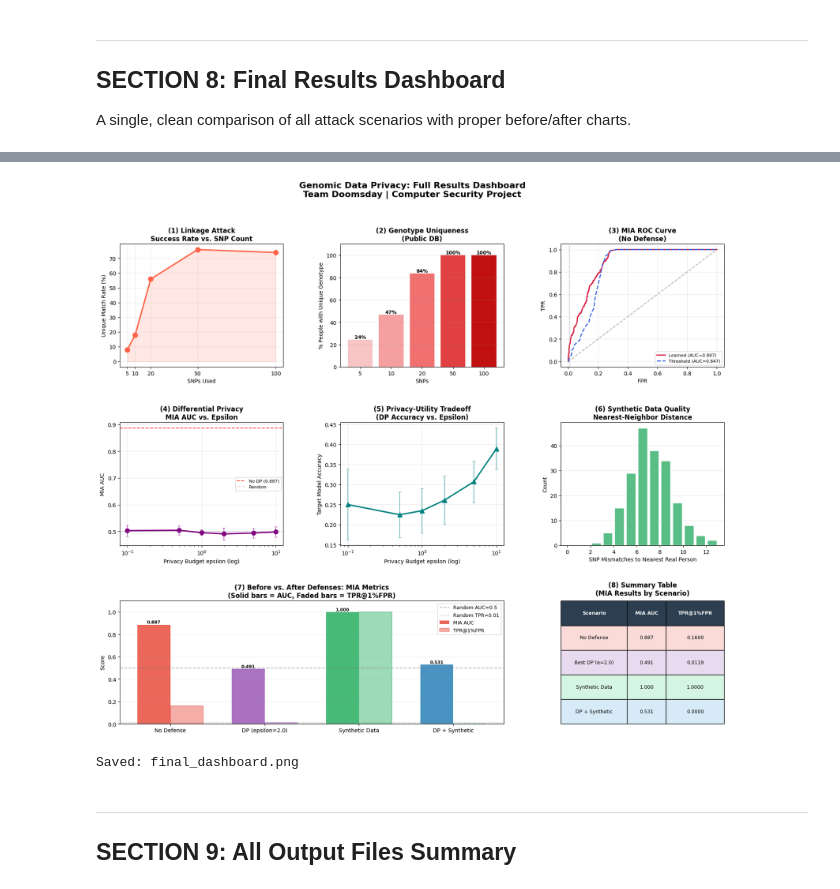
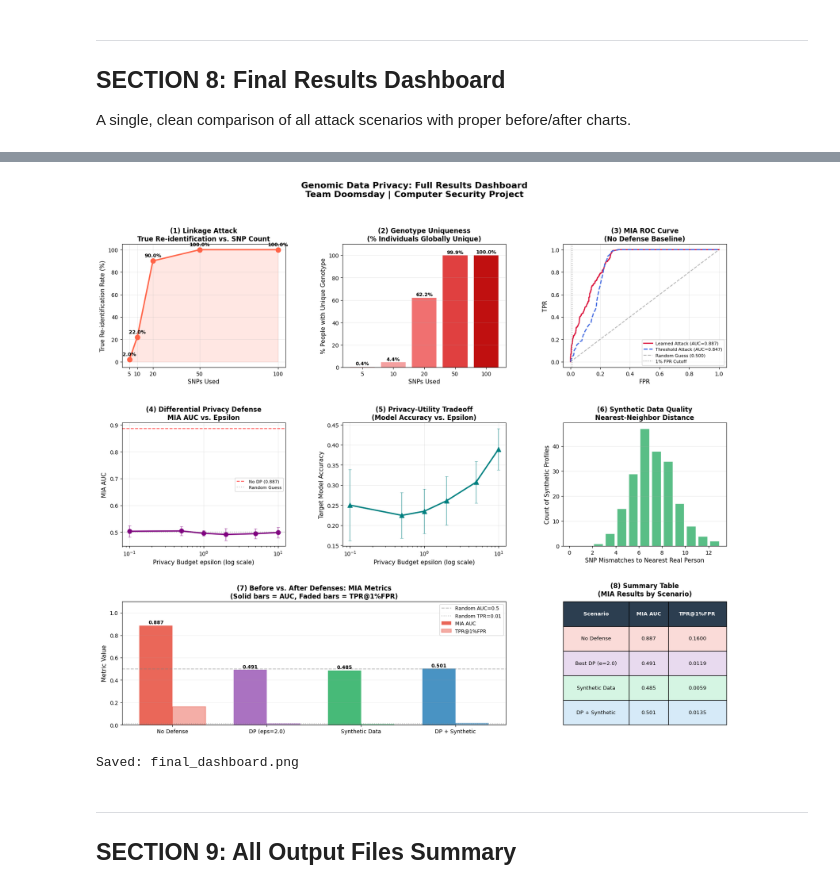
Before and after one commit to adnan-borshon/Genome-Privacy-Attack-Simulation, a Jupyter notebook: genome-privacy-v2-team-doomsday.ipynb, the cells around one changed output, grey strips where cells are left out. Saved outputs shown, nothing was run; the diff lists cells and outputs as text; code cells hidden in the pictures.

```diff
--- a/genome-privacy-v2-team-doomsday.ipynb
+++ b/genome-privacy-v2-team-doomsday.ipynb
@@ -1140,6 +1188,9 @@ As specified in the Full Process document: "At last use both defenses on the dat
 
 We train a DP model (epsilon=1.0) on synthetic data, then run MIA against it.
 # %%
+# ==============================================================================
+# CELL 32: REVISED COMBINED DEFENSE (DP + SYNTHETIC DATA)
+# ==============================================================================
 print("=== Combined Defense: DP + Synthetic Data ===")
 
 auc_comb  = None
@@ -1154,8 +1205,12 @@ if auc_syn is not None:
         bounds=([0]*50, [2]*50)
     ).fit(syn_in_X.astype(float), syn_in_y)
 
-    F_comb_in  = dp_attack_features(dp_combined, syn_in_X.astype(float), syn_in_y)
-    F_comb_out = dp_attack_features(dp_combined, g["t_out"][0], g["t_out"][1])
+    # Evaluate protection of real individuals
+    t_in_y_enc  = le.transform(g["t_in"][1])  if isinstance(g["t_in"][1][0], str)  else g["t_in"][1]
+    t_out_y_enc = le.transform(g["t_out"][1]) if isinstance(g["t_out"][1][0], str) else g["t_out"][1]
+
+    F_comb_in  = dp_attack_features(dp_combined, g["t_in"][0],  t_in_y_enc)
+    F_comb_out = dp_attack_features(dp_combined, g["t_out"][0], t_out_y_enc)
     F_comb     = np.vstack([F_comb_in, F_comb_out])
     lab_comb   = np.concatenate([np.ones(len(F_comb_in)), np.zeros(len(F_comb_out))])
 
@@ -1248,6 +1303,8 @@ Combined (DP + Synthetic):
 ============================================================
 # %%
-# FINAL RESULTS DASHBOARD
+# ==============================================================================
+# CELL 35: REVISED FINAL RESULTS DASHBOARD
+# ==============================================================================
 fig = plt.figure(figsize=(20, 16))
 fig.suptitle(
     "Genomic Data Privacy: Full Results Dashboard\nTeam Doomsday | Computer Security Project",
@@ -1263,39 +1320,43 @@ ax1.plot(linkage_res['SNP_Count'],
          'o-', color='tomato', linewidth=2.5, markersize=9)
 ax1.fill_between(linkage_res['SNP_Count'],
                  linkage_res['Unique_Match_Rate'] * 100, alpha=0.15, color='tomato')
-ax1.set_xlabel("SNPs Used")
-ax1.set_ylabel("Unique Match Rate (%)")
-ax1.set_title("(1) Linkage Attack\nSuccess Rate vs. SNP Count", fontweight='bold')
+ax1.set_xlabel("SNPs Used", fontsize=11)
+ax1.set_ylabel("True Re-identification Rate (%)", fontsize=11)
+ax1.set_title("(1) Linkage Attack\nTrue Re-identification vs. SNP Count", fontweight='bold')
 ax1.set_xticks(SNP_COUNTS)
 ax1.grid(True, alpha=0.25)
+for _, r in linkage_res.iterrows():
+    ax1.annotate(f"{r['Unique_Match_Rate']*100:.1f}%",
+                 (r['SNP_Count'], r['Unique_Match_Rate']*100),
+                 textcoords="offset points", xytext=(0, 7), ha='center', fontsize=9, fontweight='bold')
 
-# Chart 2: Genotype Uniqueness
+# Chart 2: Genotype Uniqueness (Public DB)
 ax2 = fig.add_subplot(gs[0, 1])
 colors_bar = ['#f7c5c5','#f4a0a0','#f07070','#e04040','#c01010']
 bars = ax2.bar(uniq_res['SNP_Count'].astype(str),
                uniq_res['Pct_Singleton'],
                color=colors_bar)
-ax2.set_xlabel("SNPs")
-ax2.set_ylabel("% People with Unique Genotype")
-ax2.set_title("(2) Genotype Uniqueness\n(Public DB)", fontweight='bold')
+ax2.set_xlabel("SNPs Used", fontsize=11)
+ax2.set_ylabel("% People with Unique Genotype", fontsize=11)
+ax2.set_title("(2) Genotype Uniqueness\n(% Individuals Globally Unique)", fontweight='bold')
 ax2.set_ylim(0, 110)
 ax2.grid(True, alpha=0.25, axis='y')
 for bar, val in zip(bars, uniq_res['Pct_Singleton']):
-    ax2.text(bar.get_x() + bar.get_width()/2, bar.get_height() + 1,
-             f"{val:.0f}%", ha='center', fontsize=9, fontweight='bold')
+    ax2.text(bar.get_x() + bar.get_width()/2, bar.get_height() + 1.5,
+             f"{val:.1f}%", ha='center', fontsize=9, fontweight='bold')
 
 # Chart 3: MIA ROC curves (No Defense)
 ax3 = fig.add_subplot(gs[0, 2])
 ax3.plot(fpr_l, tpr_l, color='crimson', linewidth=2,
-         label=f"Learned (AUC={metrics_learned['auc']:.3f})")
+         label=f"Learned Attack (AUC={metrics_learned['auc']:.3f})")
 ax3.plot(fpr_t, tpr_t, color='royalblue', linewidth=2, linestyle='--',
-         label=f"Threshold (AUC={metrics_thresh['auc']:.3f})")
-ax3.plot([0,1],[0,1], 'k--', alpha=0.3)
-ax3.axvline(x=0.01, color='gray', linestyle=':', alpha=0.7)
-ax3.set_xlabel("FPR")
-ax3.set_ylabel("TPR")
-ax3.set_title("(3) MIA ROC Curve\n(No Defense)", fontweight='bold')
-ax3.legend(fontsize=8)
+         label=f"Threshold Attack (AUC={metrics_thresh['auc']:.3f})")
+ax3.plot([0,1],[0,1], 'k--', alpha=0.3, label="Random Guess (0.500)")
+ax3.axvline(x=0.01, color='gray', linestyle=':', alpha=0.7, label="1% FPR Cutoff")
+ax3.set_xlabel("FPR", fontsize=11)
+ax3.set_ylabel("TPR", fontsize=11)
+ax3.set_title("(3) MIA ROC Curve\n(No Defense Baseline)", fontweight='bold')
+ax3.legend(fontsize=8, loc='lower right')
 ax3.grid(True, alpha=0.25)
 
 # Chart 4: DP AUC vs Epsilon
@@ -1306,10 +1367,10 @@ ax4.errorbar(dp_summary['epsilon'], dp_summary['auc_mean'],
              yerr=dp_summary['auc_std'], fmt='none', color='purple', alpha=0.5, capsize=3)
 ax4.axhline(y=mia_baseline['auc_learned'], color='red', linestyle='--',
             label=f"No DP ({mia_baseline['auc_learned']:.3f})", alpha=0.7)
-ax4.axhline(y=0.5, color='gray', linestyle=':', alpha=0.5, label='Random')
-ax4.set_xlabel("Privacy Budget epsilon (log)")
-ax4.set_ylabel("MIA AUC")
-ax4.set_title("(4) Differential Privacy\nMIA AUC vs. Epsilon", fontweight='bold')
+ax4.axhline(y=0.5, color='gray', linestyle=':', alpha=0.5, label='Random Guess')
+ax4.set_xlabel("Privacy Budget epsilon (log scale)", fontsize=11)
+ax4.set_ylabel("MIA AUC", fontsize=11)
+ax4.set_title("(4) Differential Privacy Defense\nMIA AUC vs. Epsilon", fontweight='bold')
 ax4.set_xscale('log')
 ax4.legend(fontsize=8)
 ax4.grid(True, alpha=0.25)
@@ -1320,9 +1381,9 @@ ax5.plot(dp_summary['epsilon'], dp_summary['acc_mean'], '^-', color='teal',
          linewidth=2.5, markersize=8)
 ax5.errorbar(dp_summary['epsilon'], dp_summary['acc_mean'],
              yerr=dp_summary['acc_std'], fmt='none', color='teal', alpha=0.5, capsize=3)
-ax5.set_xlabel("Privacy Budget epsilon (log)")
-ax5.set_ylabel("Target Model Accuracy")
-ax5.set_title("(5) Privacy-Utility Tradeoff\n(DP Accuracy vs. Epsilon)", fontweight='bold')
+ax5.set_xlabel("Privacy Budget epsilon (log scale)", fontsize=11)
+ax5.set_ylabel("Target Model Accuracy", fontsize=11)
+ax5.set_title("(5) Privacy-Utility Tradeoff\n(Model Accuracy vs. Epsilon)", fontweight='bold')
 ax5.set_xscale('log')
 ax5.grid(True, alpha=0.25)
 
@@ -1330,8 +1391,8 @@ ax5.grid(True, alpha=0.25)
 ax6 = fig.add_subplot(gs[1, 2])
 ax6.hist(nn_distances, bins=range(0, max(nn_distances)+2),
          color='mediumseagreen', edgecolor='white', alpha=0.85, rwidth=0.8)
-ax6.set_xlabel("SNP Mismatches to Nearest Real Person")
-ax6.set_ylabel("Count")
+ax6.set_xlabel("SNP Mismatches to Nearest Real Person", fontsize=11)
+ax6.set_ylabel("Count of Synthetic Profiles", fontsize=11)
 ax6.set_title("(6) Synthetic Data Quality\nNearest-Neighbor Distance", fontweight='bold')
 if (nn_distances == 0).sum() > 0:
     ax6.axvline(x=0, color='red', linestyle='--', alpha=0.7, label='Exact copies')
@@ -1344,7 +1405,7 @@ scenarios = ['No Defense']
 aucs      = [mia_baseline['auc_learned']]
 tprs      = [mia_baseline['tpr1pct_learned']]
 
-scenarios.append(f"DP (epsilon={best_dp['epsilon']:.1f})")
+scenarios.append(f"DP (eps={best_dp['epsilon']:.1f})")
 aucs.append(best_dp['auc_mean'])
 tprs.append(best_dp['tpr1_mean'])
 
@@ -1370,15 +1431,15 @@ ax7.axhline(y=0.5,  color='gray', linestyle='--', alpha=0.5, label='Random AUC=0
 ax7.axhline(y=0.01, color='gray', linestyle=':',  alpha=0.5, label='Random TPR=0.01')
 ax7.set_xticks(x)
 ax7.set_xticklabels(scenarios, fontsize=10)
-ax7.set_ylabel("Score")
+ax7.set_ylabel("Metric Value", fontsize=11)
 ax7.set_ylim(0, 1.1)
 ax7.set_title("(7) Before vs. After Defenses: MIA Metrics\n(Solid bars = AUC, Faded bars = TPR@1%FPR)",
               fontweight='bold')
 ax7.legend(fontsize=9, loc='upper right')
 ax7.grid(True, alpha=0.2, axis='y')
 for bar in bars_auc:
-    ax7.text(bar.get_x() + bar.get_width()/2, bar.get_height() + 0.01,
-             f"{bar.get_height():.3f}", ha='center', fontsize=8, fontweight='bold')
+    ax7.text(bar.get_x() + bar.get_width()/2, bar.get_height() + 0.015,
+             f"{bar.get_height():.3f}", ha='center', fontsize=9, fontweight='bold')
 
 # Chart 8: Summary Table
 ax8 = fig.add_subplot(gs[2, 2])
@@ -1390,35 +1451,35 @@ table_data = [
      f"{best_dp['auc_mean']:.3f}", f"{best_dp['tpr1_mean']:.4f}"],
 ]
 if auc_syn is not None:
     table_data.append(["Synthetic Data", f"{auc_syn:.3f}", f"{tpr1_syn:.4f}"])
 if auc_comb is not None:
     table_data.append(["DP + Synthetic", f"{auc_comb:.3f}", f"{tpr1_comb:.4f}"])
 
 tbl = ax8.table(
     cellText=table_data,
     colLabels=["Scenario", "MIA AUC", "TPR@1%FPR"],
     cellLoc='center', loc='center',
     bbox=[0, 0, 1, 1]
 )
 tbl.auto_set_font_size(False)
-tbl.set_fontsize(9)
+tbl.set_fontsize(9.5)
 tbl.auto_set_column_width([0, 1, 2])
 for j in range(3):
     tbl[0, j].set_facecolor('#2c3e50')
     tbl[0, j].set_text_props(color='white', fontweight='bold')
 row_colors = ['#fadbd8', '#e8daef', '#d5f5e3', '#d6eaf8']
 for i in range(len(table_data)):
     for j in range(3):
         tbl[i+1, j].set_facecolor(row_colors[i % len(row_colors)])
 
 ax8.set_title("(8) Summary Table\n(MIA Results by Scenario)",
               fontweight='bold', pad=10)
 
 plt.savefig(f"{OUT_DIR}/final_dashboard.png", dpi=150, bbox_inches='tight')
 plt.show()
 print("Saved: final_dashboard.png")
 # %% [output]
-[figure, old version]
+[figure, new version]
 Saved: final_dashboard.png
 # %% [markdown]
 ---
```
Also changed, not shown: parts of 7 cells of this notebook.
